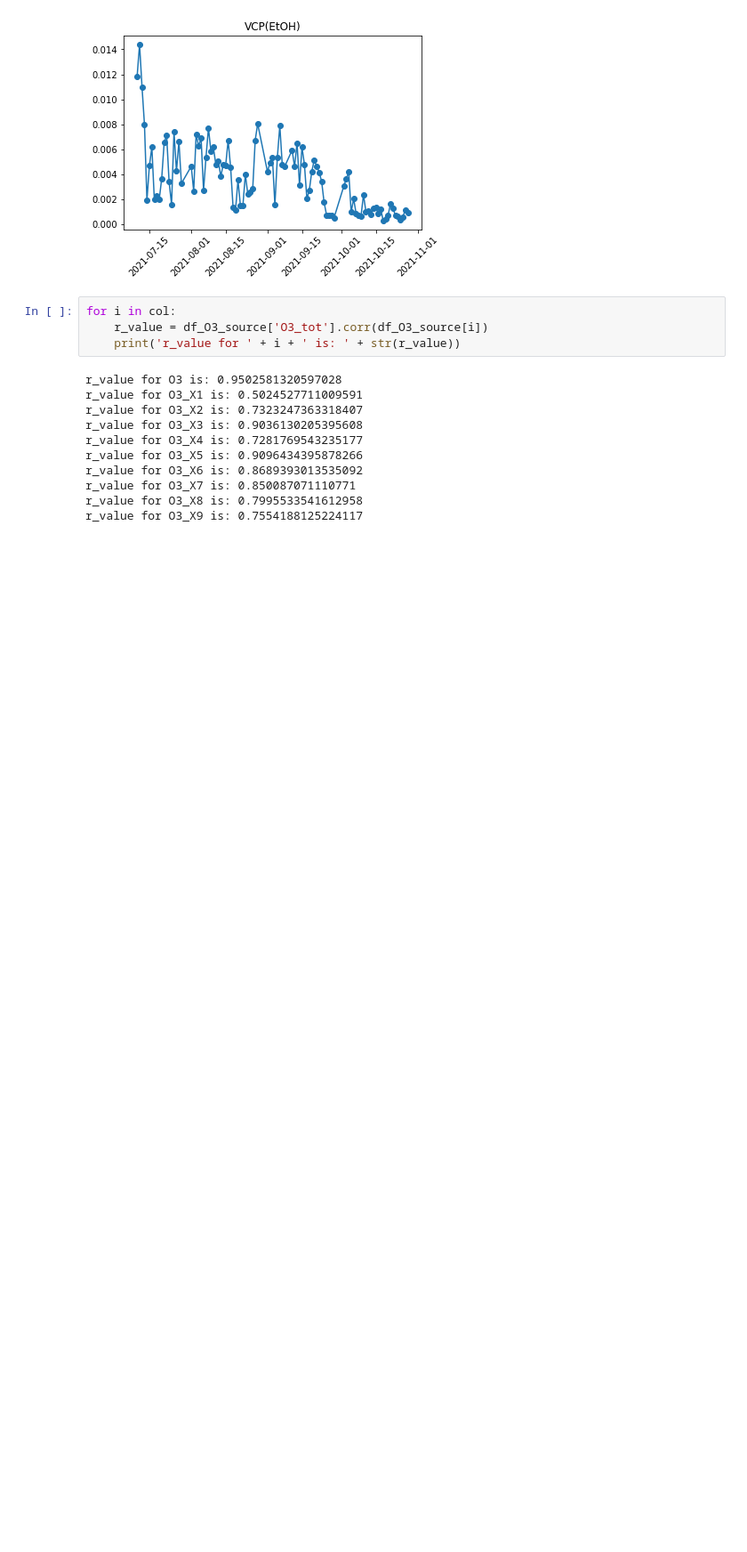
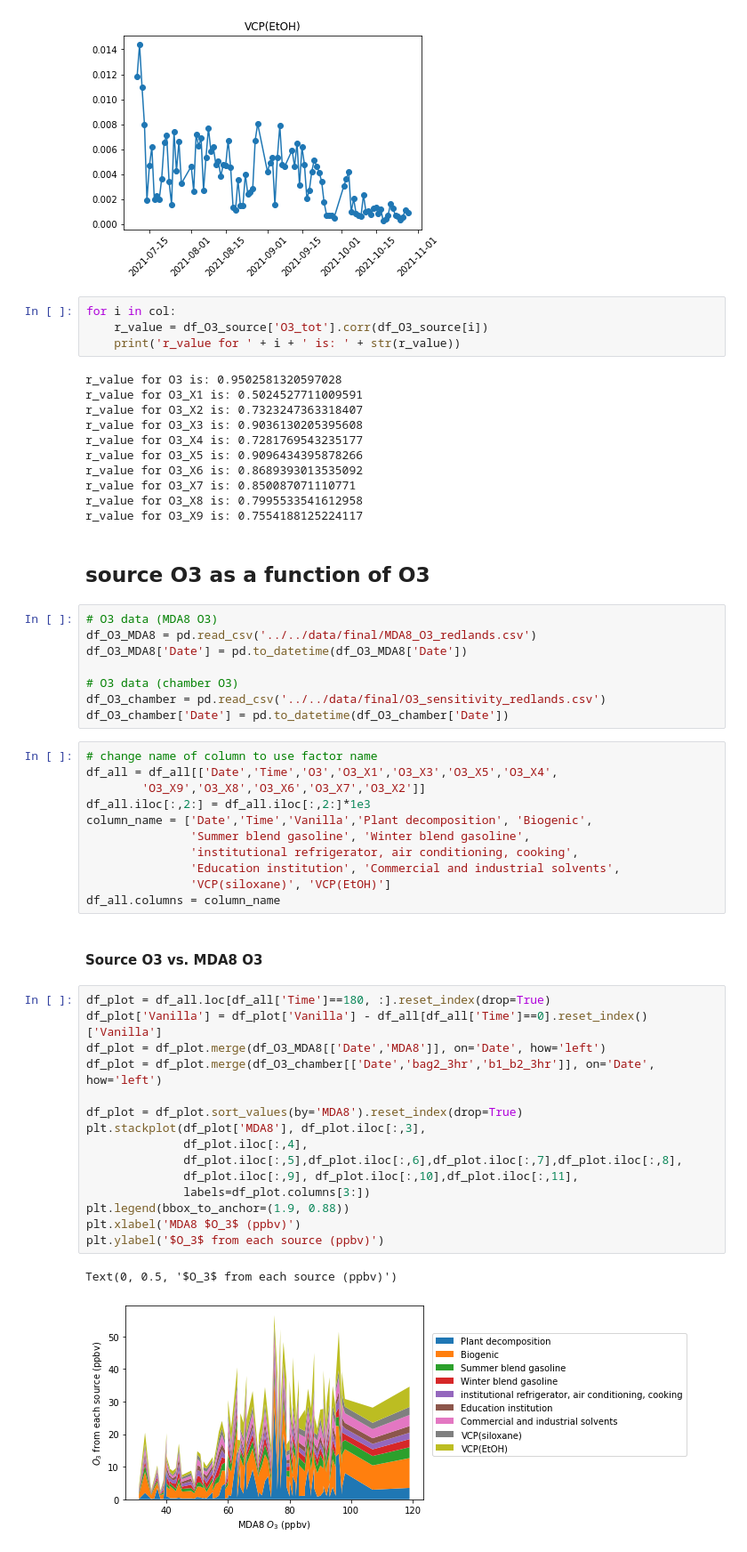
Before and after one commit to shenglun7/VOC_RECAP, a Jupyter notebook: code/script/box_model_output.ipynb, the cells around one changed output. Shown: that part at 89% size. Drawn from its saved outputs; the diff is of its cells as text; blank space fills up the shorter version.

```diff
--- a/code/script/box_model_output.ipynb
+++ b/code/script/box_model_output.ipynb
@@ -148,3 +149,44 @@ r_value for O3_X6 is: 0.8689393013535092
 r_value for O3_X7 is: 0.850087071110771
 r_value for O3_X8 is: 0.7995533541612958
 r_value for O3_X9 is: 0.7554188125224117
+# %% [markdown]
+## source O3 as a function of O3
+# %%
+# O3 data (MDA8 O3)
+df_O3_MDA8 = pd.read_csv('../../data/final/MDA8_O3_redlands.csv')
+df_O3_MDA8['Date'] = pd.to_datetime(df_O3_MDA8['Date'])
+
+# O3 data (chamber O3)
+df_O3_chamber = pd.read_csv('../../data/final/O3_sensitivity_redlands.csv')
+df_O3_chamber['Date'] = pd.to_datetime(df_O3_chamber['Date'])
+# %%
+# change name of column to use factor name
+df_all = df_all[['Date','Time','O3','O3_X1','O3_X3','O3_X5','O3_X4',
+        'O3_X9','O3_X8','O3_X6','O3_X7','O3_X2']]
+df_all.iloc[:,2:] = df_all.iloc[:,2:]*1e3
+column_name = ['Date','Time','Vanilla','Plant decomposition', 'Biogenic',
+               'Summer blend gasoline', 'Winter blend gasoline',
+               'institutional refrigerator, air conditioning, cooking',
+               'Education institution', 'Commercial and industrial solvents',
+               'VCP(siloxane)', 'VCP(EtOH)']
+df_all.columns = column_name
+# %% [markdown]
+#### Source O3 vs. MDA8 O3
+# %%
+df_plot = df_all.loc[df_all['Time']==180, :].reset_index(drop=True)
+df_plot['Vanilla'] = df_plot['Vanilla'] - df_all[df_all['Time']==0].reset_index()['Vanilla']
+df_plot = df_plot.merge(df_O3_MDA8[['Date','MDA8']], on='Date', how='left')
+df_plot = df_plot.merge(df_O3_chamber[['Date','bag2_3hr','b1_b2_3hr']], on='Date', how='left')
+
+df_plot = df_plot.sort_values(by='MDA8').reset_index(drop=True)
+plt.stackplot(df_plot['MDA8'], df_plot.iloc[:,3],
+              df_plot.iloc[:,4],
+              df_plot.iloc[:,5],df_plot.iloc[:,6],df_plot.iloc[:,7],df_plot.iloc[:,8],
+              df_plot.iloc[:,9], df_plot.iloc[:,10],df_plot.iloc[:,11],
+              labels=df_plot.columns[3:])
+plt.legend(bbox_to_anchor=(1.9, 0.88))
+plt.xlabel('MDA8 $O_3$ (ppbv)')
+plt.ylabel('$O_3$ from each source (ppbv)')
+# %% [output]
+Text(0, 0.5, '$O_3$ from each source (ppbv)')
+[figure, added]
```
Also changed, not shown: parts of 10 cells of this notebook, 9 other files.
